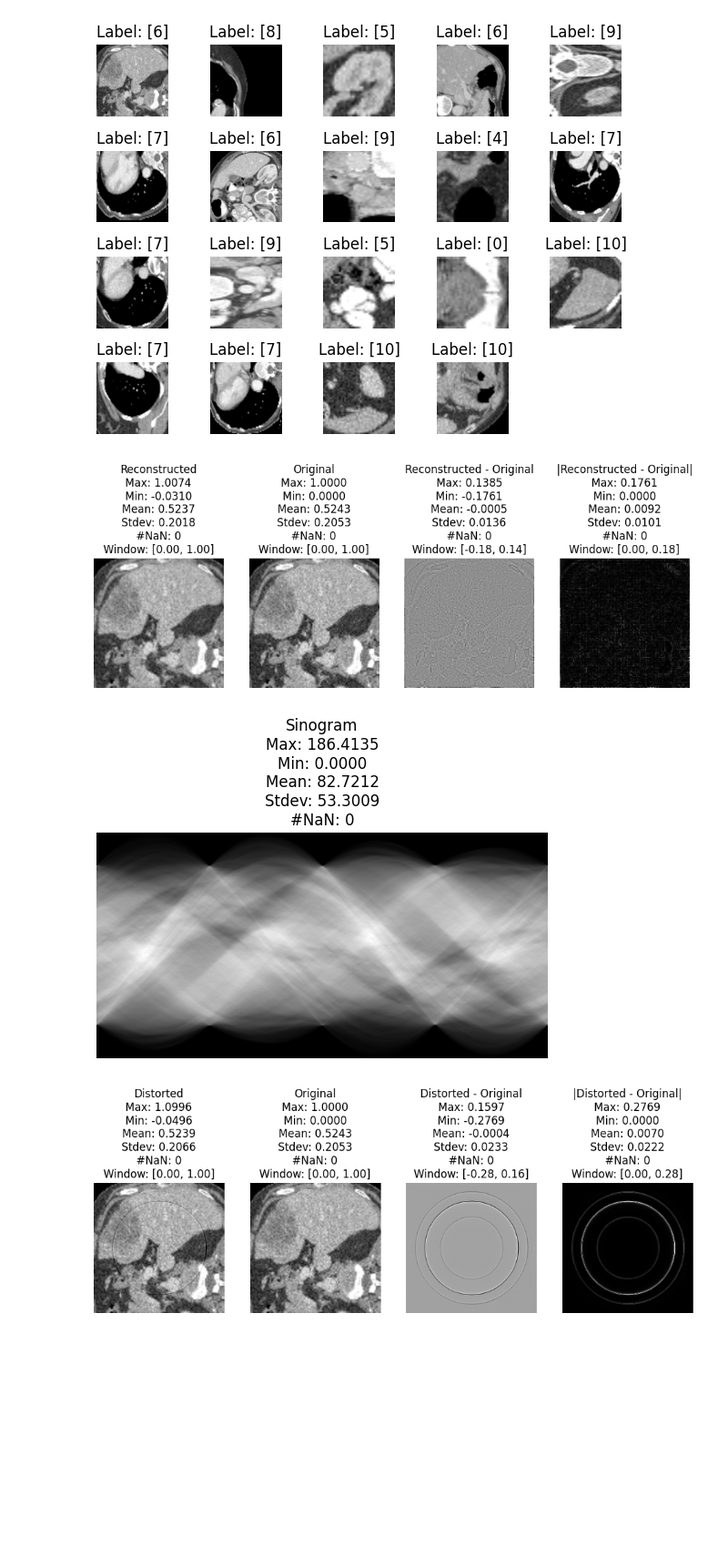
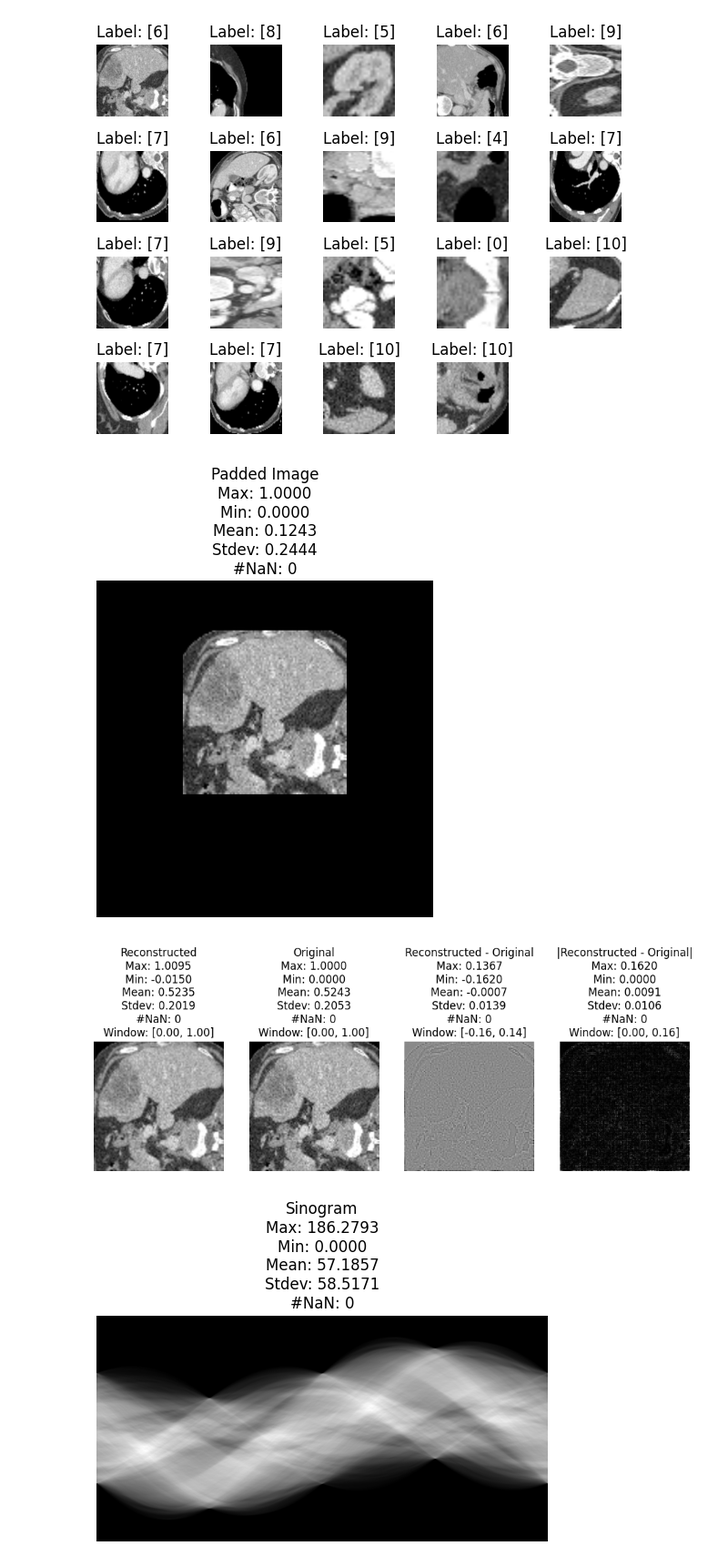
Before and after one commit to JustinCheung168/domain-adaptation-ct, a Jupyter notebook: ct_projection_proto.ipynb, the cells around one changed output. Shown at 91% size. Saved outputs shown, nothing was run; the diff lists cells and outputs as text; code cells hidden in the pictures; blank space fills up the shorter version.

Commit message:
Implement shifting of isocenter (i.e. enable spatial shift of CT rings)

```diff
--- a/ct_projection_proto.ipynb
+++ b/ct_projection_proto.ipynb
@@ -118,43 +118,44 @@ img = np.asarray(dataset[0][0]) # OrganAMnist sample
 img = (img - np.min(img)) / (np.max(img) - np.min(img))
 
 # Pad the image so that when it is rotated during forward projection, no data is lost.
-padder = Padder(pad_sz=Padder.calculate_diagonal_length(img.shape))
+padder = ShiftPadder(shift_down=-50, shift_right=0, arr_shape=img.shape, circumscribe=True)
 img_pad = padder.pad(img)
+
+_ = ImShowGray.imshow(img_pad, title="Padded Image", title_stats=True)
 
 num_projections = max(img_pad.shape)*2
 # theta = np.linspace(0., 180., num=num_projections, endpoint=False)
 # Seem to need 360 degree scanning to produce the full ring artifact instead of just half a ring. Need to understand why full ring artifact appears in practice.
 theta = np.linspace(0., 360., num=num_projections, endpoint=False)
 
 sinogram = radon(img_pad, theta=theta)
 
 corruptor = SinogramCorruptor()
 sinogram_corrupt = corruptor.create_multiplicative_ring_artifact(sinogram, detectors=[sinogram.shape[0]//3, sinogram.shape[0]//4, sinogram.shape[0]//5], factors=[0.98, 0.9, 0.95])
 # sinogram_corrupt = corruptor.create_multiplicative_streak_artifact(sinogram, views=[sinogram.shape[1]//3, sinogram.shape[1]//3 + 1])
 
 img_recon_pad = iradon(sinogram, theta=theta, filter_name='ramp')
 img_recon_pad_corrupt = iradon(sinogram_corrupt, theta=theta, filter_name='ramp')
 # img_recon_pad = iradon_sart(sinogram, theta=theta, image=None)
 
 img_recon = padder.unpad(img_recon_pad)
 img_recon_corrupt = padder.unpad(img_recon_pad_corrupt)
 
 # To keep the corruption without having the reconstruction error,
 # take difference between reconstructed image with and without corruption
 # to derive an image of just the corruption.
 # Then, add this corruption back to the original image.
 corruption = img_recon_corrupt - img_recon
 img_corrupt = img + corruption
 
-ImShowGray.imshow_diff(img_recon, img, titles=("Reconstructed","Original"), title_stats=True, title_window=True, window=[0, 1])
+_,_ = ImShowGray.imshow_diff(img_recon, img, titles=("Reconstructed","Original"), title_stats=True, title_window=True, window=[0, 1])
 _ = ImShowGray.imshow(sinogram, title="Sinogram", title_stats=True)
 
-ImShowGray.imshow_diff(img_corrupt, img, titles=("Distorted","Original"), title_stats=True, title_window=True, window=[0, 1])
+_,_ = ImShowGray.imshow_diff(img_recon_corrupt, img, titles=("Distorted Reconstructed","Original"), title_stats=True, title_window=True, window=[0, 1])
 _ = ImShowGray.imshow(sinogram_corrupt, title="Distorted Sinogram", title_stats=True)
 
-ImShowGray.imshow_diff(img_recon_corrupt, img, titles=("Distorted","Original"), title_stats=True, title_window=True, window=[0, 1])
-_ = ImShowGray.imshow(sinogram_corrupt, title="Distorted Sinogram", title_stats=True)
+_,_ = ImShowGray.imshow_diff(img_corrupt, img, titles=("Distorted","Original"), title_stats=True, title_window=True, window=[0, 1])
 # %% [output]
-[figure, old version]
+[figure, new version]
-[figure, old version]
+[figure, new version]
-[figure, old version]
+[figure, new version]
```
Also changed, not shown: parts of 6 cells of this notebook.
